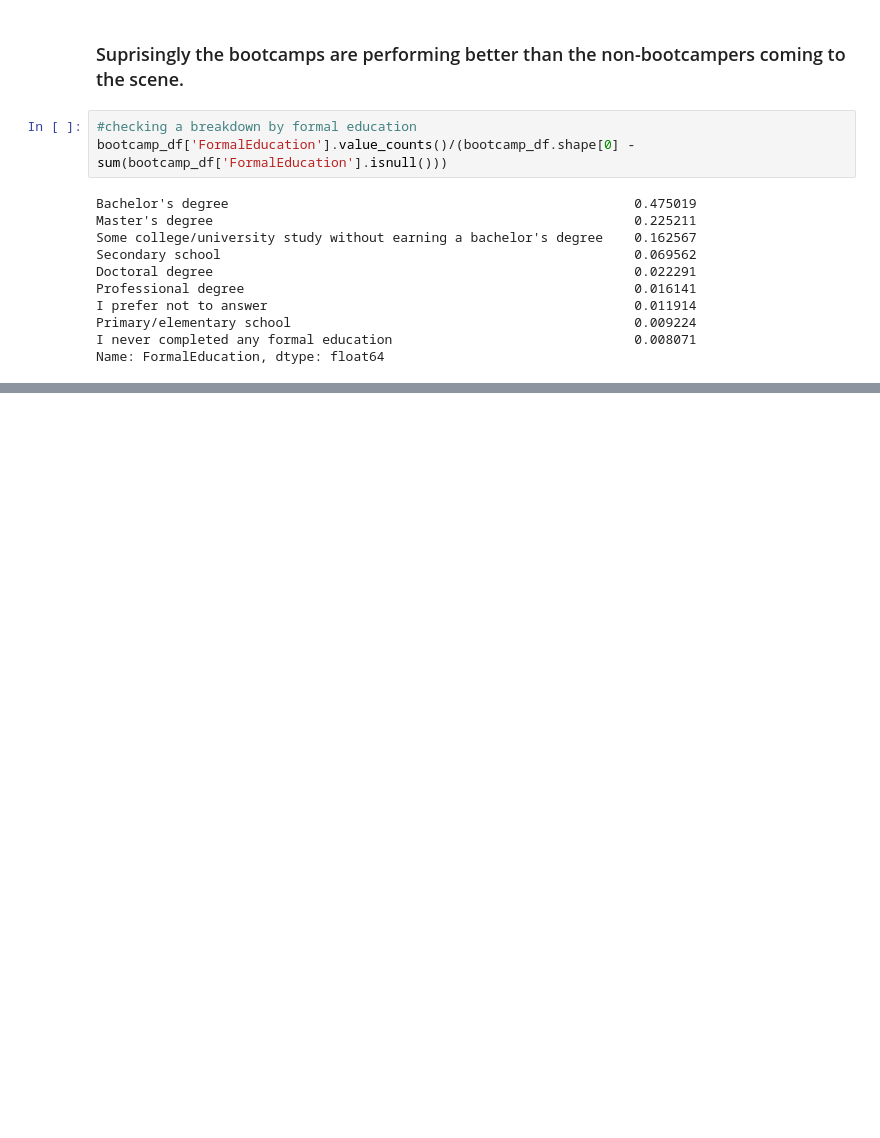
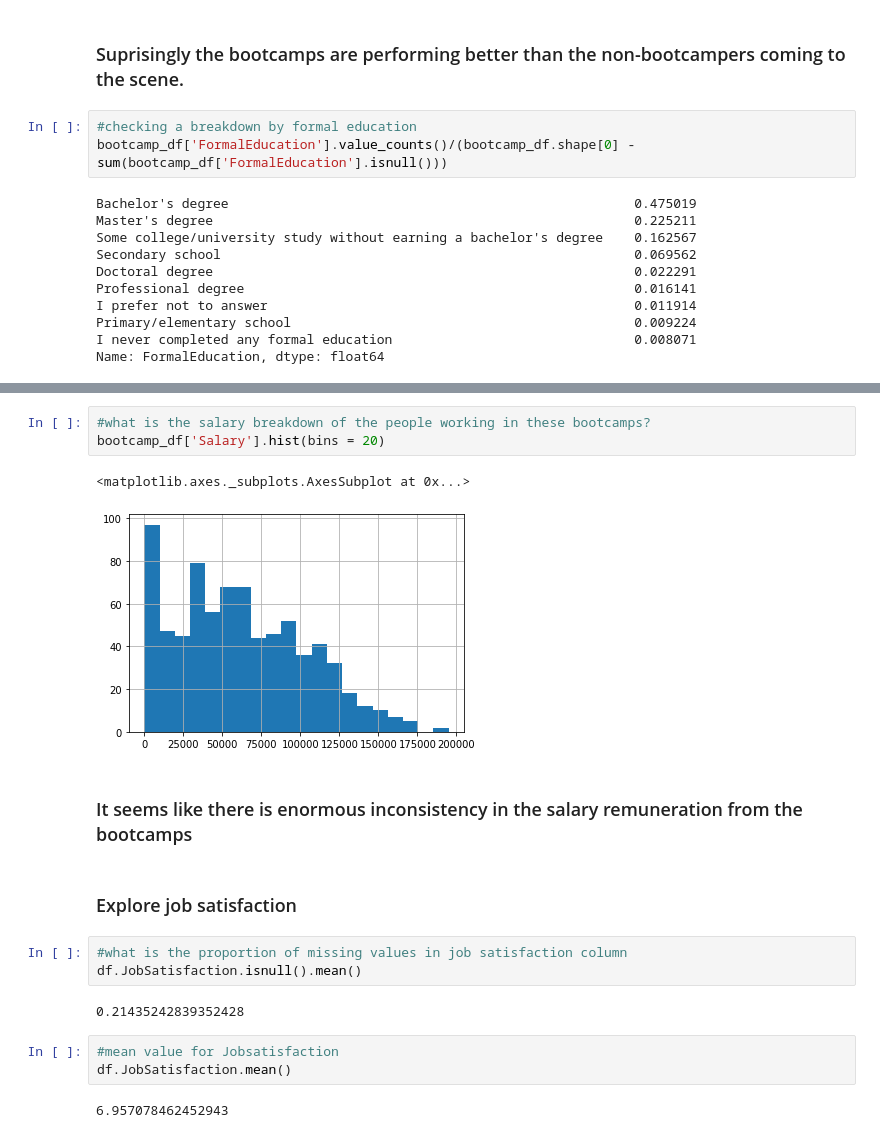
Before and after one commit to sousablde/StackOverflow-Dev-Survey-Data-Analysis, a Jupyter notebook: StackOverflow Dev Survey results.ipynb, the cells around one changed output, grey strips where cells are left out. Drawn from its saved outputs; the diff is of its cells as text; blank space fills up the shorter version.

```diff
--- a/StackOverflow Dev Survey results.ipynb
+++ b/StackOverflow Dev Survey results.ipynb
@@ -476,0 +508,20 @@ Name: FormalEducation, dtype: float64
+# %%
+#what is the salary breakdown of the people working in these bootcamps?
+bootcamp_df['Salary'].hist(bins = 20)
+# %% [output]
+<matplotlib.axes._subplots.AxesSubplot at 0x...>
+[figure, added]
+# %% [markdown]
+### It seems like there is enormous inconsistency in the salary remuneration from the bootcamps
+# %% [markdown]
+### Explore job satisfaction
+# %%
+#what is the proportion of missing values in job satisfaction column
+df.JobSatisfaction.isnull().mean()
+# %% [output]
+0.21435242839352428
+# %%
+#mean value for Jobsatisfaction
+df.JobSatisfaction.mean()
+# %% [output]
+6.957078462452943
```
Also changed, not shown: parts of 57 cells of this notebook, 3 other files.
